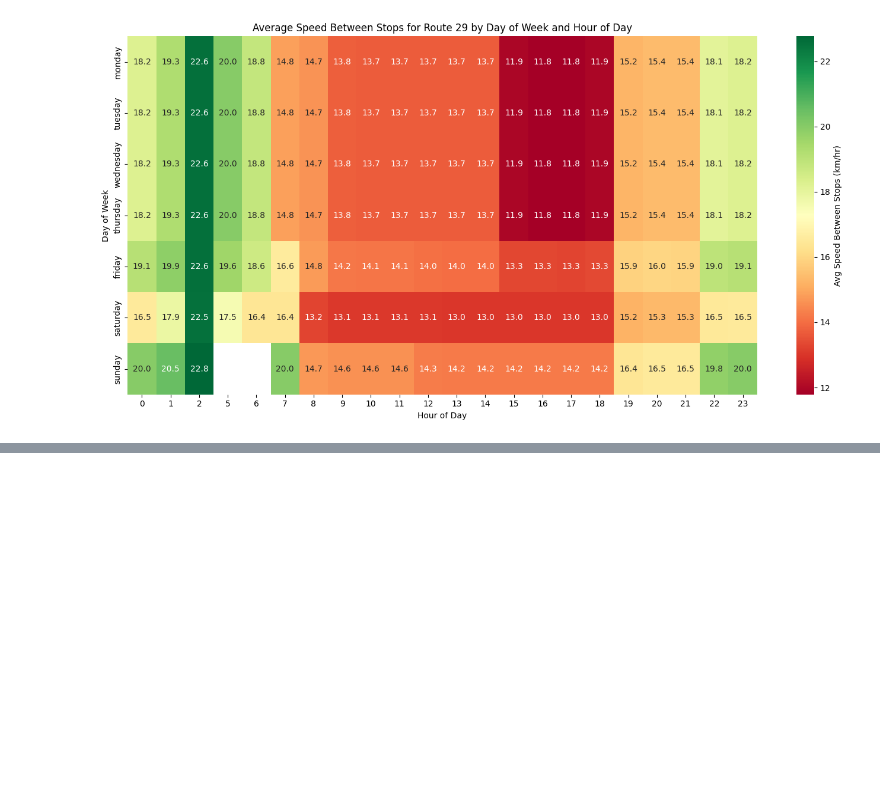
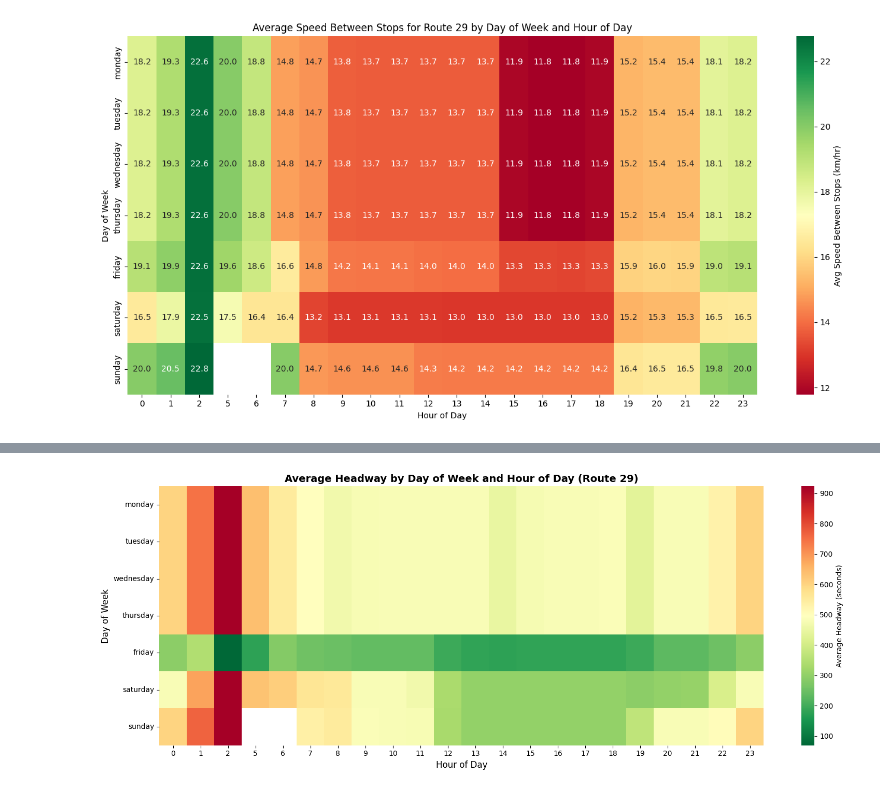
Before and after one commit to devslinky/TAL, a Jupyter notebook: GTFS_static_data_vis.ipynb, the cells around one changed output, grey strips where cells are left out. Drawn from its saved outputs; the diff is of its cells as text; code cells hidden in the pictures; blank space fills up the shorter version.

Commit message:
"finished data analysis"

```diff
--- a/GTFS_static_data_vis.ipynb
+++ b/GTFS_static_data_vis.ipynb
@@ -4082,0 +4244,5 @@ Index(['trip_id', 'arrival_time_hhmmss', 'departure_time_hhmmss', 'stop_id',
+# %%
+# lets see how headway varies across time of day and days of the week
+
+average_headway_per_stop_hour_day = route_29_trips_headway.groupby(['stop_code', 'day_of_week', 'arrival_time_hh'])['headway_seconds'].mean().reset_index(name='average_headway_seconds')
+display(average_headway_per_stop_hour_day)
@@ -4082,0 +4263,23 @@ Index(['trip_id', 'arrival_time_hhmmss', 'departure_time_hhmmss', 'stop_id',
+# %%
+# lets create a heatmap visualizing how average stop headway varies across day of week and hour of day
+
+# Aggregate across all stops
+heatmap_data = average_headway_per_stop_hour_day.groupby(['day_of_week', 'arrival_time_hh'])['average_headway_seconds'].mean().reset_index()
+
+# Pivot for heatmap (rows = days, columns = hours)
+heatmap_pivot = heatmap_data.pivot(index='day_of_week', columns='arrival_time_hh', values='average_headway_seconds')
+
+# Reorder days of week
+days_order = ['monday', 'tuesday', 'wednesday', 'thursday', 'friday', 'saturday', 'sunday']
+heatmap_pivot = heatmap_pivot.reindex([day for day in days_order if day in heatmap_pivot.index])
+
+# Create heatmap
+fig, ax = plt.subplots(figsize=(16, 6))
+sns.heatmap(heatmap_pivot, cmap='RdYlGn_r', annot=False, cbar_kws={'label': 'Average Headway (seconds)'}, ax=ax)
+ax.set_title('Average Headway by Day of Week and Hour of Day (Route 29)', fontsize=14, fontweight='bold')
+ax.set_xlabel('Hour of Day', fontsize=12)
+ax.set_ylabel('Day of Week', fontsize=12)
+plt.tight_layout()
+plt.show()
+# %% [output]
+[figure, added]
```
Also changed, not shown: parts of 30 cells of this notebook, 6 other files.
